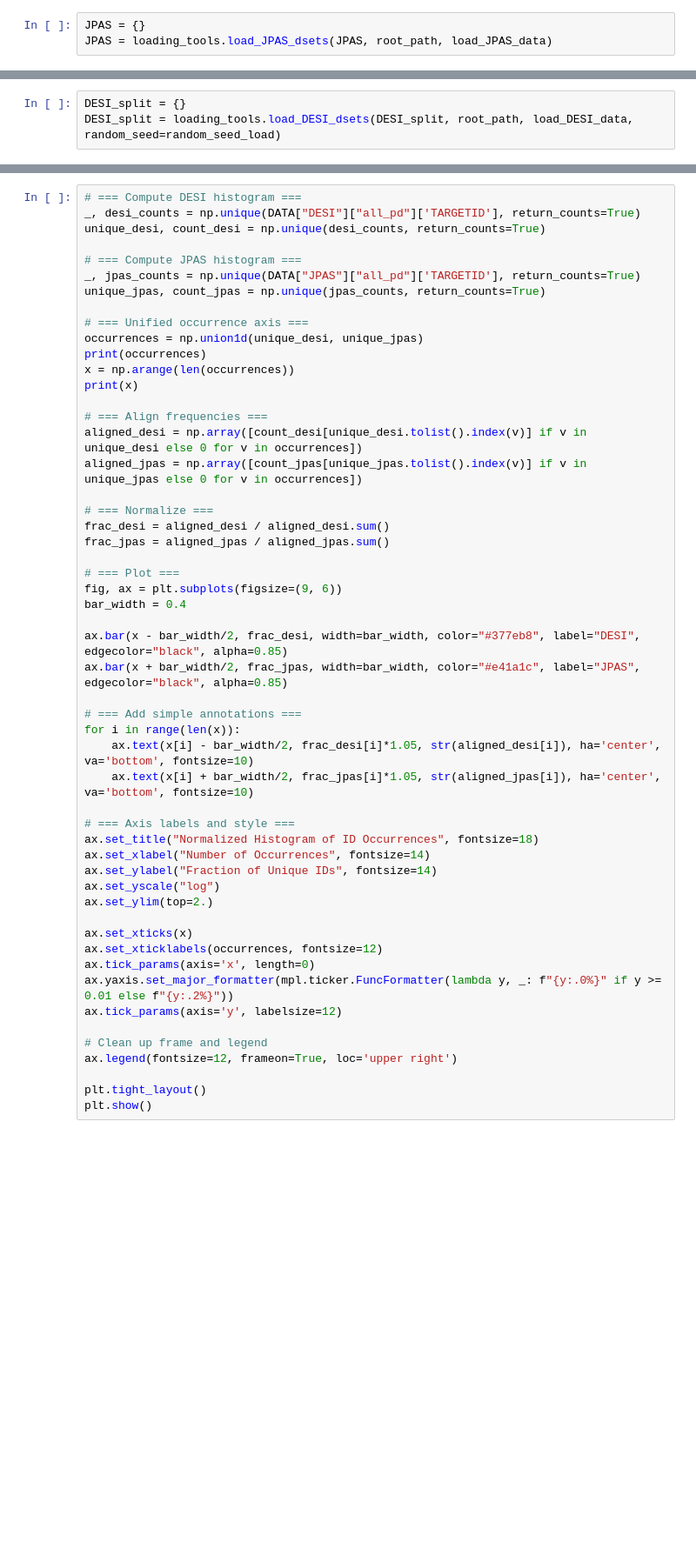
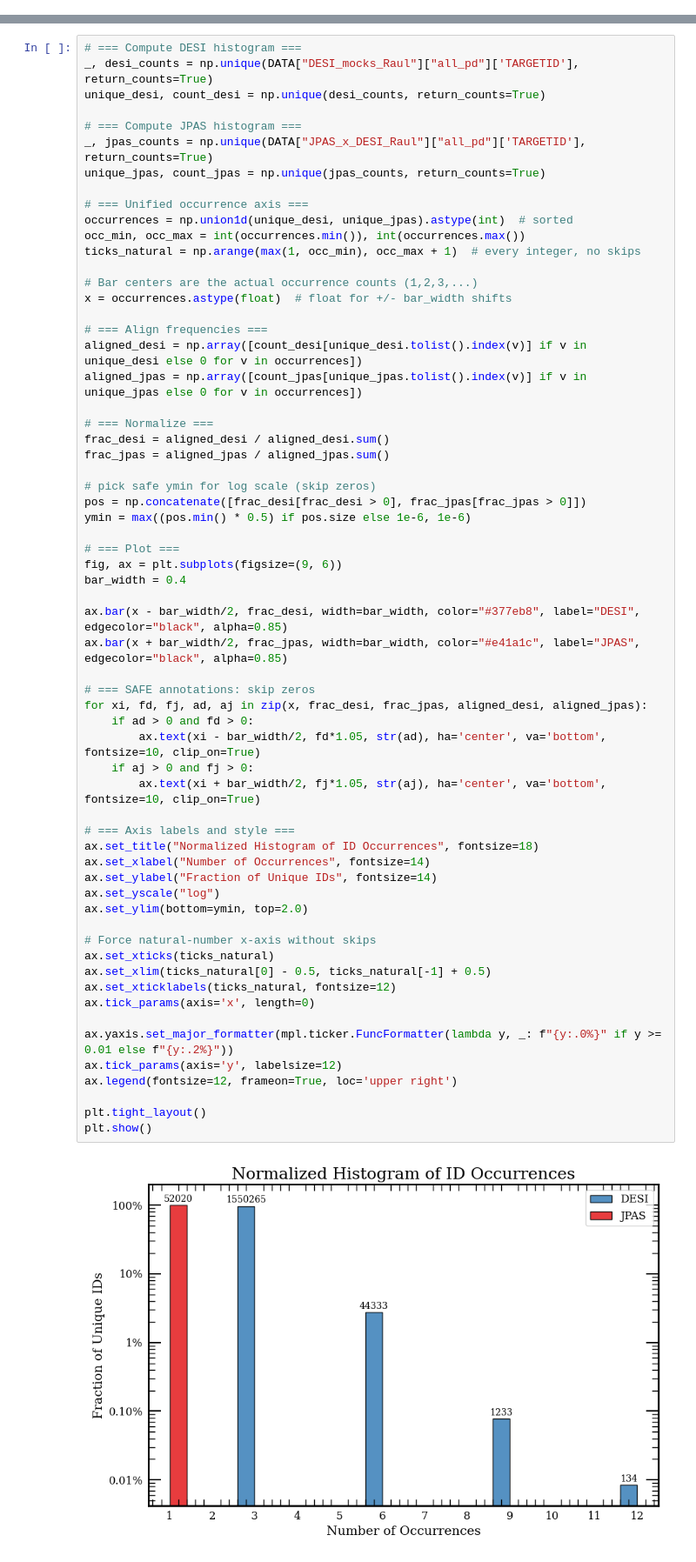
Before and after one commit to daniellopezcano/JPAS_Domain_Adaptation, a Jupyter notebook: notebooks/00_loading_tools.ipynb, the cells around one changed output, grey strips where cells are left out. Shown at 87% size. Drawn from its saved outputs; the diff is of its cells as text; blank space fills up the shorter version.

```diff
--- a/notebooks/00_loading_tools.ipynb
+++ b/notebooks/00_loading_tools.ipynb
@@ -28,3 +28,0 @@ random_seed_load = 42
-# %%
-JPAS = {}
-JPAS = loading_tools.load_JPAS_dsets(JPAS, root_path, load_JPAS_data)
@@ -36,3 +28,0 @@ for ii, key in enumerate(JPAS['all_pd'].keys()):
-# %%
-DESI_split = {}
-DESI_split = loading_tools.load_DESI_dsets(DESI_split, root_path, load_DESI_data, random_seed=random_seed_load)
@@ -126,53 +113,64 @@ plt.show()
 # %%
 # === Compute DESI histogram ===
-_, desi_counts = np.unique(DATA["DESI"]["all_pd"]['TARGETID'], return_counts=True)
+_, desi_counts = np.unique(DATA["DESI_mocks_Raul"]["all_pd"]['TARGETID'], return_counts=True)
 unique_desi, count_desi = np.unique(desi_counts, return_counts=True)
 
 # === Compute JPAS histogram ===
-_, jpas_counts = np.unique(DATA["JPAS"]["all_pd"]['TARGETID'], return_counts=True)
+_, jpas_counts = np.unique(DATA["JPAS_x_DESI_Raul"]["all_pd"]['TARGETID'], return_counts=True)
 unique_jpas, count_jpas = np.unique(jpas_counts, return_counts=True)
 
 # === Unified occurrence axis ===
-occurrences = np.union1d(unique_desi, unique_jpas)
-print(occurrences)
-x = np.arange(len(occurrences))
-print(x)
+occurrences = np.union1d(unique_desi, unique_jpas).astype(int)  # sorted
+occ_min, occ_max = int(occurrences.min()), int(occurrences.max())
+ticks_natural = np.arange(max(1, occ_min), occ_max + 1)  # every integer, no skips
+
+# Bar centers are the actual occurrence counts (1,2,3,...)
+x = occurrences.astype(float)  # float for +/- bar_width shifts
 
 # === Align frequencies ===
 aligned_desi = np.array([count_desi[unique_desi.tolist().index(v)] if v in unique_desi else 0 for v in occurrences])
 aligned_jpas = np.array([count_jpas[unique_jpas.tolist().index(v)] if v in unique_jpas else 0 for v in occurrences])
 
 # === Normalize ===
 frac_desi = aligned_desi / aligned_desi.sum()
 frac_jpas = aligned_jpas / aligned_jpas.sum()
 
+# pick safe ymin for log scale (skip zeros)
+pos = np.concatenate([frac_desi[frac_desi > 0], frac_jpas[frac_jpas > 0]])
+ymin = max((pos.min() * 0.5) if pos.size else 1e-6, 1e-6)
+
 # === Plot ===
 fig, ax = plt.subplots(figsize=(9, 6))
 bar_width = 0.4
 
 ax.bar(x - bar_width/2, frac_desi, width=bar_width, color="#377eb8", label="DESI", edgecolor="black", alpha=0.85)
 ax.bar(x + bar_width/2, frac_jpas, width=bar_width, color="#e41a1c", label="JPAS", edgecolor="black", alpha=0.85)
 
-# === Add simple annotations ===
-for i in range(len(x)):
-    ax.text(x[i] - bar_width/2, frac_desi[i]*1.05, str(aligned_desi[i]), ha='center', va='bottom', fontsize=10)
-    ax.text(x[i] + bar_width/2, frac_jpas[i]*1.05, str(aligned_jpas[i]), ha='center', va='bottom', fontsize=10)
+# === SAFE annotations: skip zeros
+for xi, fd, fj, ad, aj in zip(x, frac_desi, frac_jpas, aligned_desi, aligned_jpas):
+    if ad > 0 and fd > 0:
+        ax.text(xi - bar_width/2, fd*1.05, str(ad), ha='center', va='bottom', fontsize=10, clip_on=True)
+    if aj > 0 and fj > 0:
+        ax.text(xi + bar_width/2, fj*1.05, str(aj), ha='center', va='bottom', fontsize=10, clip_on=True)
 
 # === Axis labels and style ===
 ax.set_title("Normalized Histogram of ID Occurrences", fontsize=18)
 ax.set_xlabel("Number of Occurrences", fontsize=14)
 ax.set_ylabel("Fraction of Unique IDs", fontsize=14)
 ax.set_yscale("log")
-ax.set_ylim(top=2.)
+ax.set_ylim(bottom=ymin, top=2.0)
 
-ax.set_xticks(x)
-ax.set_xticklabels(occurrences, fontsize=12)
+# Force natural-number x-axis without skips
+ax.set_xticks(ticks_natural)
+ax.set_xlim(ticks_natural[0] - 0.5, ticks_natural[-1] + 0.5)
+ax.set_xticklabels(ticks_natural, fontsize=12)
 ax.tick_params(axis='x', length=0)
+
 ax.yaxis.set_major_formatter(mpl.ticker.FuncFormatter(lambda y, _: f"{y:.0%}" if y >= 0.01 else f"{y:.2%}"))
 ax.tick_params(axis='y', labelsize=12)
-
-# Clean up frame and legend
 ax.legend(fontsize=12, frameon=True, loc='upper right')
 
 plt.tight_layout()
 plt.show()
+# %% [output]
+[figure, added]
```
Also changed, not shown: parts of 11 cells of this notebook, 26 other files.
